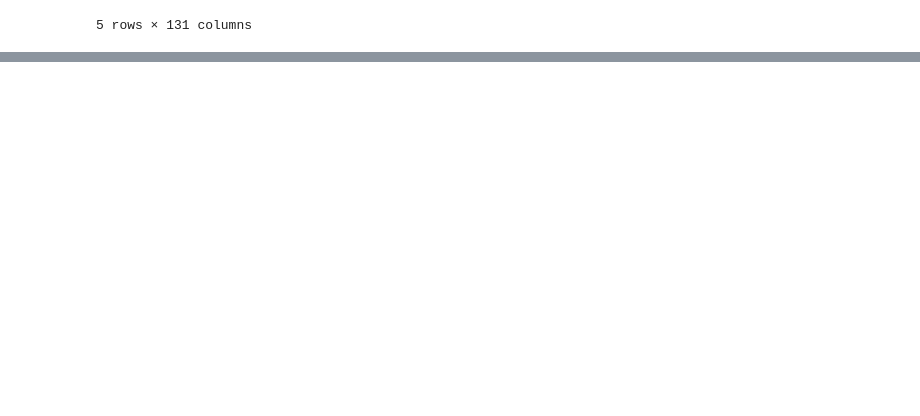
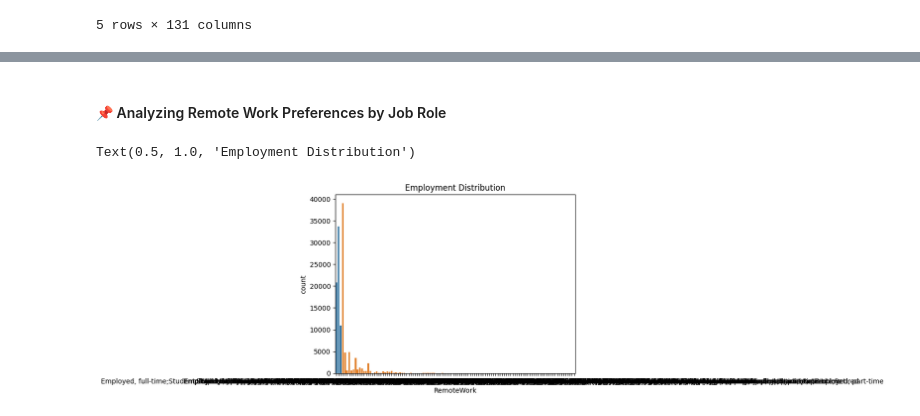
Before and after one commit to dev-evelin/ibm-data-analyst-capstone, a Jupyter notebook: notebooks/03_Exploratory_Data_Analysis.ipynb, the cells around one changed output, grey strips where cells are left out. Cells and saved outputs as stored; diff of their text form; code cells hidden in the pictures; blank space fills up the shorter version.

```diff
--- a/notebooks/03_Exploratory_Data_Analysis.ipynb
+++ b/notebooks/03_Exploratory_Data_Analysis.ipynb
@@ -90,0 +119,16 @@ plt.show()
+# %% [markdown]
+#### 📌 Analyzing Remote Work Preferences by Job Role
+# %%
+df["RemoteWork"].isnull().sum()
+df["Employment"].isnull().sum()
+
+
+sns.countplot(x= df["RemoteWork"], data = df)
+plt.title("Remote Work Distribution")
+
+
+sns.countplot(x= df["Employment"], data = df)
+plt.title("Employment Distribution")
+# %% [output]
+Text(0.5, 1.0, 'Employment Distribution')
+[figure, added]
```
Also changed, not shown: parts of 32 cells of this notebook.
